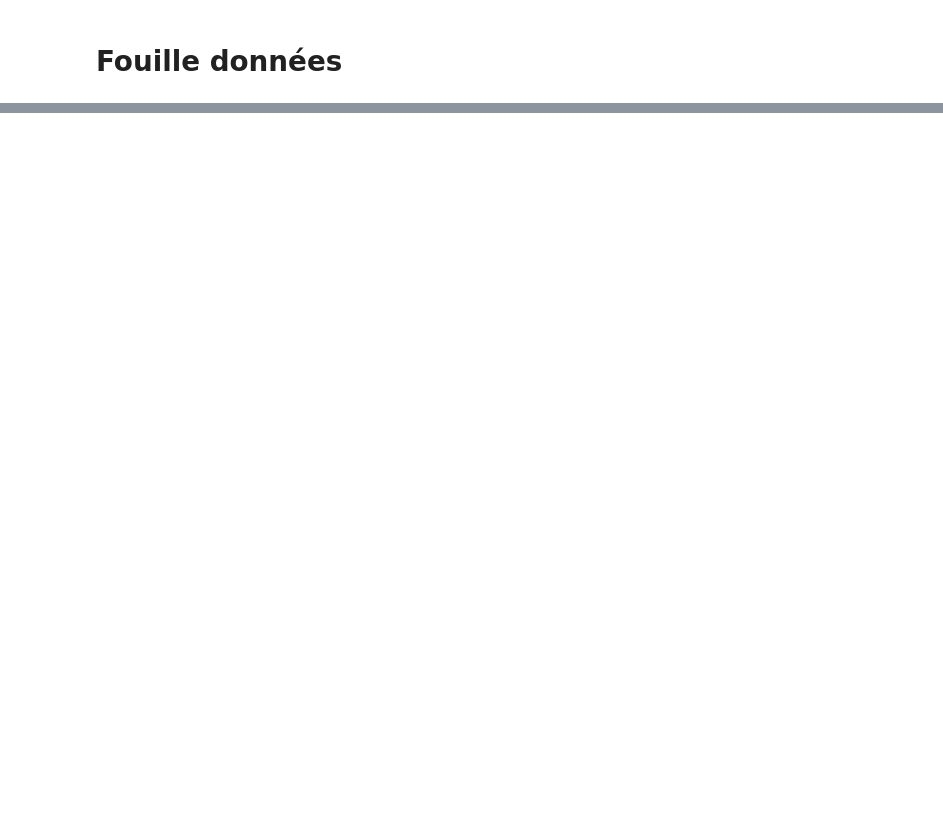
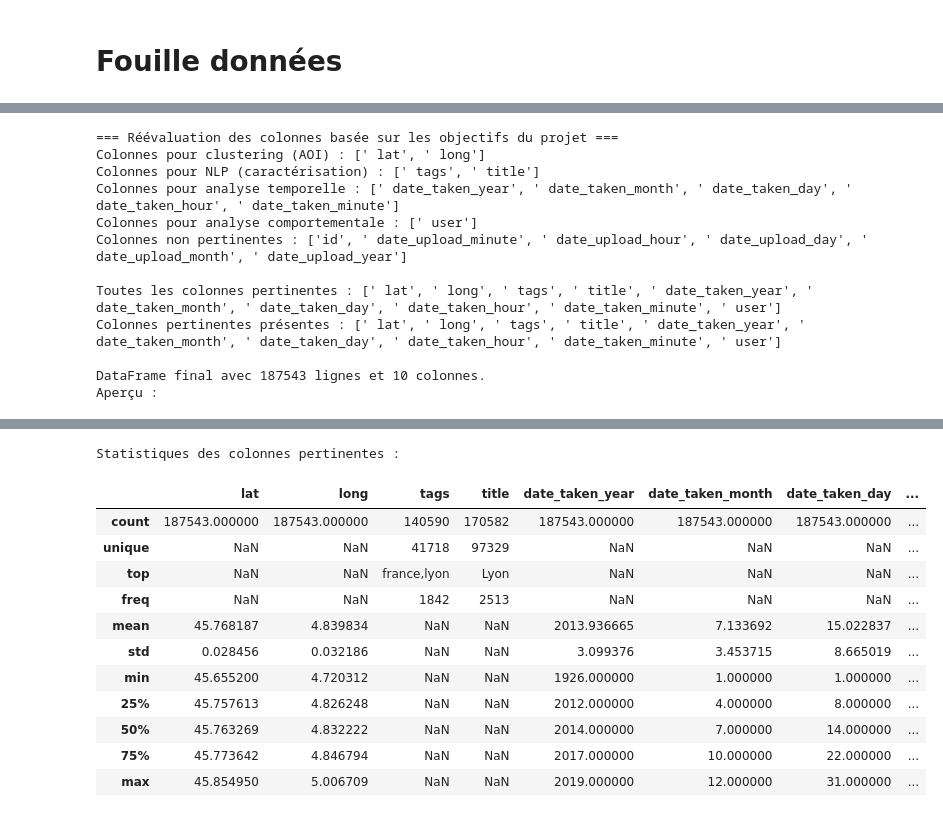
Before and after one commit to nathanvanneste/GrandLyon-DataMiningProject, a Jupyter notebook: Projet.ipynb, the cells around one changed output, grey strips where cells are left out. Drawn from its saved outputs; the diff is of its cells as text; code cells hidden in the pictures; blank space fills up the shorter version.

```diff
--- a/Projet.ipynb
+++ b/Projet.ipynb
@@ -63,0 +388,55 @@ display(df.isnull().sum())
+# %%
+# Réévaluation de la pertinence des colonnes basée sur la description du projet
+
+print("=== Réévaluation des colonnes basée sur les objectifs du projet ===")
+
+# Rappel des objectifs :
+# 1. Découvrir des zones d'intérêt (AOI) : Clustering sur les localisations (lat, long)
+# 2. Caractériser ces zones : NLP sur titres et tags
+# 3. Analyser la dynamique temporelle : Analyse des dates de prise
+
+# Colonnes pertinentes pour chaque objectif :
+pertinent_clustering = [' lat', ' long']  # Pour regrouper les photos par localisation
+pertinent_nlp = [' tags', ' title']  # Pour caractériser les zones via NLP
+pertinent_temporel = [' date_taken_year', ' date_taken_month', ' date_taken_day', ' date_taken_hour', ' date_taken_minute']  # Pour analyser la temporalité
+pertinent_comportement = [' user']  # Potentiellement pour analyser le comportement des touristes
+
+# Colonnes non pertinentes :
+non_pertinent = ['id', ' date_upload_minute', ' date_upload_hour', ' date_upload_day', ' date_upload_month', ' date_upload_year']
+
+print("Colonnes pour clustering (AOI) :", pertinent_clustering)
+print("Colonnes pour NLP (caractérisation) :", pertinent_nlp)
+print("Colonnes pour analyse temporelle :", pertinent_temporel)
+print("Colonnes pour analyse comportementale :", pertinent_comportement)
+print("Colonnes non pertinentes :", non_pertinent)
+
+# Toutes les colonnes pertinentes
+toutes_pertinentes = pertinent_clustering + pertinent_nlp + pertinent_temporel + pertinent_comportement
+print(f"\nToutes les colonnes pertinentes : {toutes_pertinentes}")
+
+# Vérifier si elles existent dans df_clean
+colonnes_existantes = [col for col in toutes_pertinentes if col in df_clean.columns]
+print(f"Colonnes pertinentes présentes : {colonnes_existantes}")
+
+# DataFrame final avec colonnes pertinentes
+df_final = df_clean[colonnes_existantes]
+print(f"\nDataFrame final avec {len(df_final)} lignes et {len(colonnes_existantes)} colonnes.")
+print("Aperçu :")
+display(df_final.head())
+
+# Statistiques sur les colonnes pertinentes
+print("\nStatistiques des colonnes pertinentes :")
+display(df_final.describe(include='all'))
+# %% [output]
+=== Réévaluation des colonnes basée sur les objectifs du projet ===
+Colonnes pour clustering (AOI) : [' lat', ' long']
+Colonnes pour NLP (caractérisation) : [' tags', ' title']
+Colonnes pour analyse temporelle : [' date_taken_year', ' date_taken_month', ' date_taken_day', ' date_taken_hour', ' date_taken_minute']
+Colonnes pour analyse comportementale : [' user']
+Colonnes non pertinentes : ['id', ' date_upload_minute', ' date_upload_hour', ' date_upload_day', ' date_upload_month', ' date_upload_year']
+
+Toutes les colonnes pertinentes : [' lat', ' long', ' tags', ' title', ' date_taken_year', ' date_taken_month', ' date_taken_day', ' date_taken_hour', ' date_taken_minute', ' user']
+Colonnes pertinentes présentes : [' lat', ' long', ' tags', ' title', ' date_taken_year', ' date_taken_month', ' date_taken_day', ' date_taken_hour', ' date_taken_minute', ' user']
+
+DataFrame final avec 187543 lignes et 10 colonnes.
+Aperçu :
@@ -63,0 +449,13 @@ display(df.isnull().sum())
+Statistiques des colonnes pertinentes :
+|  | lat | long | tags | title | date_taken_year | date_taken_month | date_taken_day | ... |
+| count | 187543.000000 | 187543.000000 | 140590 | 170582 | 187543.000000 | 187543.000000 | 187543.000000 | ... |
+| unique | NaN | NaN | 41718 | 97329 | NaN | NaN | NaN | ... |
+| top | NaN | NaN | france,lyon | Lyon | NaN | NaN | NaN | ... |
+| freq | NaN | NaN | 1842 | 2513 | NaN | NaN | NaN | ... |
+| mean | 45.768187 | 4.839834 | NaN | NaN | 2013.936665 | 7.133692 | 15.022837 | ... |
+| std | 0.028456 | 0.032186 | NaN | NaN | 3.099376 | 3.453715 | 8.665019 | ... |
+| min | 45.655200 | 4.720312 | NaN | NaN | 1926.000000 | 1.000000 | 1.000000 | ... |
+| 25% | 45.757613 | 4.826248 | NaN | NaN | 2012.000000 | 4.000000 | 8.000000 | ... |
+| 50% | 45.763269 | 4.832222 | NaN | NaN | 2014.000000 | 7.000000 | 14.000000 | ... |
+| 75% | 45.773642 | 4.846794 | NaN | NaN | 2017.000000 | 10.000000 | 22.000000 | ... |
+| max | 45.854950 | 5.006709 | NaN | NaN | 2019.000000 | 12.000000 | 31.000000 | ... |
```
Also changed, not shown: parts of 11 cells of this notebook.
